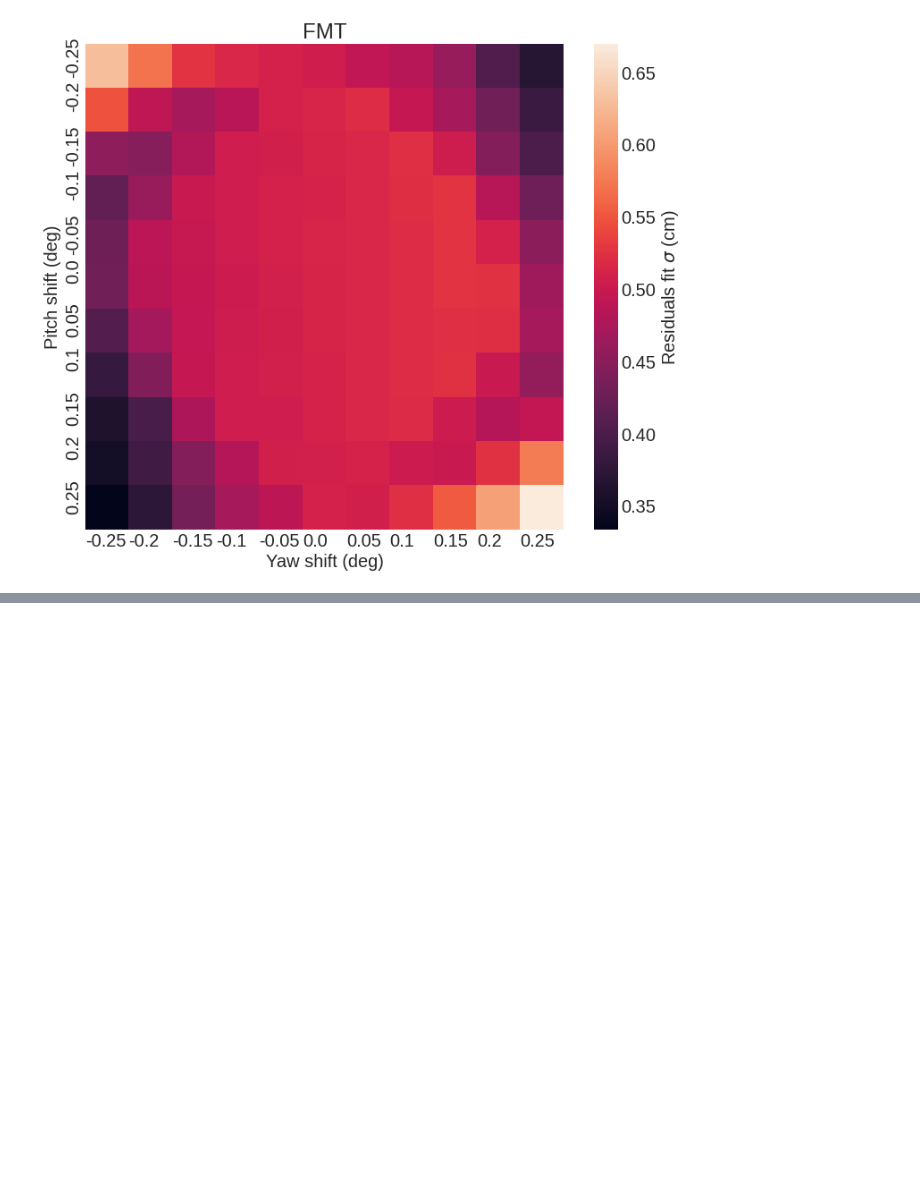
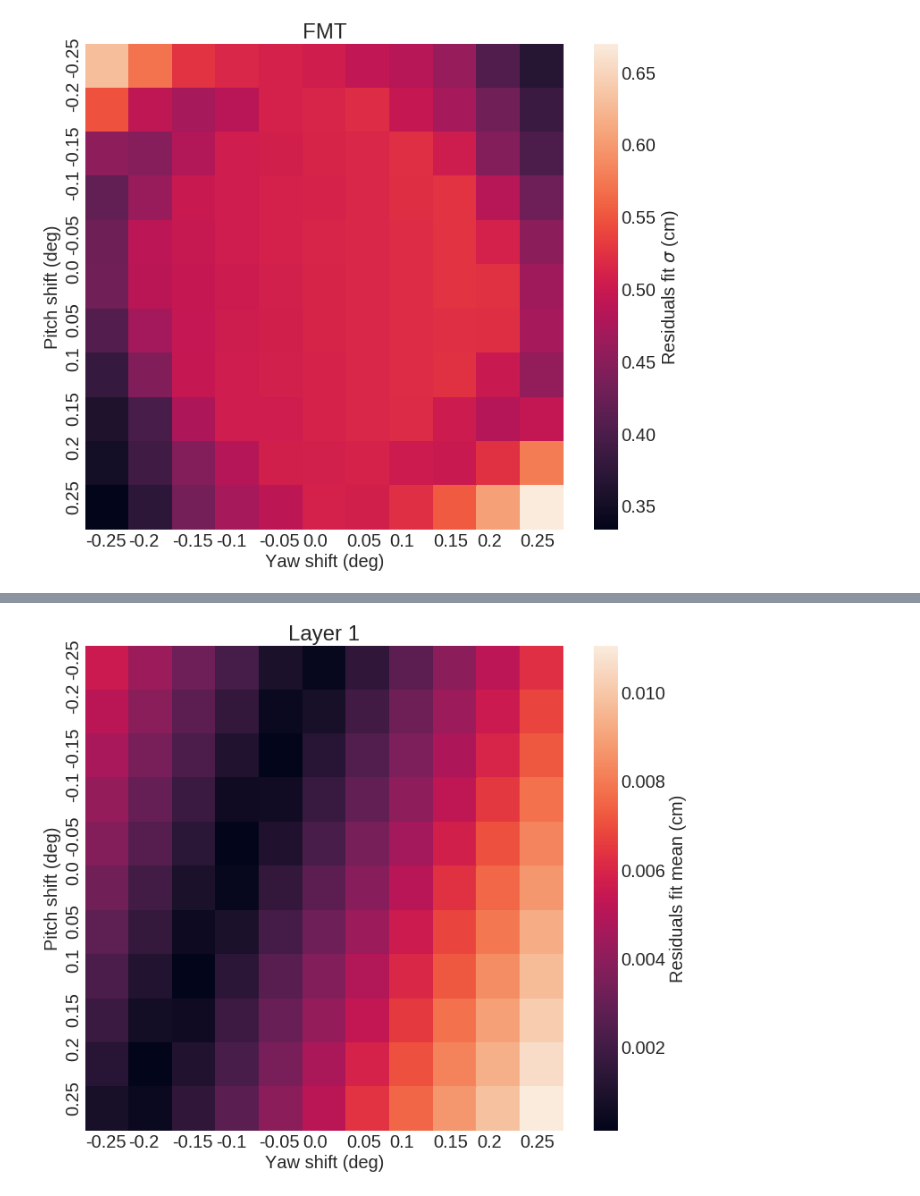
Before and after one commit to bleaktwig/fmt-analysis, a Jupyter notebook: jnotebook_plots/mean_sigma_vs_zshift.ipynb, the cells around one changed output, grey strips where cells are left out. Drawn from its saved outputs; the diff is of its cells as text; code cells hidden in the pictures; blank space fills up the shorter version.

```diff
--- a/jnotebook_plots/mean_sigma_vs_zshift.ipynb
+++ b/jnotebook_plots/mean_sigma_vs_zshift.ipynb
@@ -788,0 +950,62 @@ heatmap("FMT", xlab, ylab, sigmalab, yaw_shift, pitch_shift, (nsigma1+nsigma2+ns
+# %%
+pitch_shift = [ -0.25000,  -0.20000,  -0.15000,  -0.10000,  -0.05000,   0.00000,   0.05000,   0.10000,   0.15000,   0.20000,   0.25000]
+yaw_shift   = [ -0.25000,  -0.20000,  -0.15000,  -0.10000,  -0.05000,   0.00000,   0.05000,   0.10000,   0.15000,   0.20000,   0.25000]
+
+# layer 1:
+mean1      = np.matrix([
+        [  0.00555,   0.00512,   0.00466,   0.00419,   0.00376,   0.00329,   0.00276,   0.00227,   0.00179,   0.00129,   0.00080],
+        [  0.00438,   0.00389,   0.00348,   0.00300,   0.00258,   0.00206,   0.00161,   0.00110,   0.00064,   0.00012,  -0.00037],
+        [  0.00319,   0.00273,   0.00229,   0.00180,   0.00134,   0.00090,   0.00046,  -0.00011,  -0.00057,  -0.00106,  -0.00149],
+        [  0.00212,   0.00160,   0.00109,   0.00058,   0.00015,  -0.00031,  -0.00088,  -0.00137,  -0.00182,  -0.00223,  -0.00270],
+        [  0.00091,   0.00041,  -0.00014,  -0.00059,  -0.00103,  -0.00157,  -0.00209,  -0.00260,  -0.00304,  -0.00347,  -0.00394],
+        [ -0.00031,  -0.00083,  -0.00129,  -0.00174,  -0.00221,  -0.00274,  -0.00320,  -0.00370,  -0.00417,  -0.00469,  -0.00513],
+        [ -0.00151,  -0.00203,  -0.00245,  -0.00286,  -0.00341,  -0.00385,  -0.00438,  -0.00492,  -0.00535,  -0.00589,  -0.00635],
+        [ -0.00272,  -0.00318,  -0.00360,  -0.00403,  -0.00458,  -0.00509,  -0.00561,  -0.00609,  -0.00656,  -0.00707,  -0.00751],
+        [ -0.00393,  -0.00438,  -0.00479,  -0.00524,  -0.00578,  -0.00633,  -0.00680,  -0.00722,  -0.00776,  -0.00820,  -0.00870],
+        [ -0.00518,  -0.00557,  -0.00599,  -0.00651,  -0.00707,  -0.00756,  -0.00797,  -0.00846,  -0.00892,  -0.00938,  -0.00985],
+        [ -0.00630,  -0.00678,  -0.00724,  -0.00779,  -0.00826,  -0.00871,  -0.00927,  -0.00968,  -0.01011,  -0.01062,  -0.01105]
+]).transpose()
+# layer 2:
+mean2      = np.matrix([
+        [ -0.00254,  -0.00178,  -0.00096,  -0.00020,   0.00063,   0.00151,   0.00231,   0.00319,   0.00411,   0.00492,   0.00577],
+        [ -0.00361,  -0.00285,  -0.00202,  -0.00127,  -0.00046,   0.00042,   0.00124,   0.00214,   0.00302,   0.00382,   0.00467],
+        [ -0.00476,  -0.00390,  -0.00308,  -0.00230,  -0.00150,  -0.00067,   0.00019,   0.00102,   0.00186,   0.00274,   0.00362],
+        [ -0.00581,  -0.00504,  -0.00417,  -0.00333,  -0.00253,  -0.00174,  -0.00089,  -0.00004,   0.00077,   0.00161,   0.00249],
+        [ -0.00694,  -0.00613,  -0.00528,  -0.00447,  -0.00361,  -0.00285,  -0.00196,  -0.00112,  -0.00027,   0.00058,   0.00144],
+        [ -0.00799,  -0.00718,  -0.00643,  -0.00556,  -0.00474,  -0.00391,  -0.00314,  -0.00227,  -0.00144,  -0.00054,   0.00031],
+        [ -0.00914,  -0.00828,  -0.00746,  -0.00664,  -0.00587,  -0.00505,  -0.00425,  -0.00344,  -0.00252,  -0.00172,  -0.00085],
+        [ -0.01032,  -0.00950,  -0.00864,  -0.00782,  -0.00698,  -0.00615,  -0.00537,  -0.00457,  -0.00371,  -0.00283,  -0.00195],
+        [ -0.01139,  -0.01060,  -0.00972,  -0.00888,  -0.00803,  -0.00723,  -0.00644,  -0.00567,  -0.00476,  -0.00396,  -0.00308],
+        [ -0.01247,  -0.01170,  -0.01084,  -0.00999,  -0.00912,  -0.00831,  -0.00746,  -0.00665,  -0.00583,  -0.00499,  -0.00412],
+        [ -0.01361,  -0.01274,  -0.01197,  -0.01106,  -0.01015,  -0.00932,  -0.00852,  -0.00770,  -0.00690,  -0.00603,  -0.00524]
+]).transpose()
+# layer 3:
+mean3      = np.matrix([
+        [ -0.01300,  -0.01157,  -0.01012,  -0.00866,  -0.00724,  -0.00592,  -0.00457,  -0.00321,  -0.00182,  -0.00044,   0.00097],
+        [ -0.01275,  -0.01132,  -0.00989,  -0.00849,  -0.00707,  -0.00567,  -0.00433,  -0.00298,  -0.00168,  -0.00028,   0.00121],
+        [ -0.01257,  -0.01114,  -0.00968,  -0.00828,  -0.00690,  -0.00550,  -0.00411,  -0.00276,  -0.00144,   0.00002,   0.00147],
+        [ -0.01229,  -0.01088,  -0.00944,  -0.00808,  -0.00674,  -0.00532,  -0.00396,  -0.00258,  -0.00117,   0.00018,   0.00168],
+        [ -0.01205,  -0.01064,  -0.00926,  -0.00796,  -0.00659,  -0.00516,  -0.00379,  -0.00237,  -0.00099,   0.00042,   0.00186],
+        [ -0.01183,  -0.01041,  -0.00909,  -0.00771,  -0.00637,  -0.00498,  -0.00355,  -0.00219,  -0.00074,   0.00065,   0.00207],
+        [ -0.01161,  -0.01022,  -0.00888,  -0.00746,  -0.00611,  -0.00475,  -0.00339,  -0.00198,  -0.00051,   0.00094,   0.00231],
+        [ -0.01143,  -0.01001,  -0.00866,  -0.00721,  -0.00588,  -0.00453,  -0.00316,  -0.00172,  -0.00031,   0.00115,   0.00255],
+        [ -0.01118,  -0.00974,  -0.00833,  -0.00695,  -0.00562,  -0.00425,  -0.00291,  -0.00154,  -0.00003,   0.00137,   0.00275],
+        [ -0.01095,  -0.00952,  -0.00809,  -0.00672,  -0.00539,  -0.00403,  -0.00269,  -0.00129,   0.00021,   0.00161,   0.00301],
+        [ -0.01072,  -0.00930,  -0.00788,  -0.00651,  -0.00510,  -0.00380,  -0.00247,  -0.00103,   0.00038,   0.00179,   0.00325]
+]).transpose()
+
+amean1 = np.abs(mean1)
+nmean1 = (amean1-np.min(amean1))/(np.max(amean1)-np.min(amean1))
+heatmap("Layer 1", xlab, ylab, meanlab,  yaw_shift, pitch_shift, amean1)
+
+amean2 = np.abs(mean2)
+nmean2 = (amean2-np.min(amean2))/(np.max(amean2)-np.min(amean2))
+heatmap("Layer 2", xlab, ylab, meanlab,  yaw_shift, pitch_shift, amean2)
+
+amean3 = np.abs(mean3)
+nmean3 = (amean3-np.min(amean3))/(np.max(amean3)-np.min(amean3))
+heatmap("Layer 3", xlab, ylab, meanlab,  yaw_shift, pitch_shift, amean3)
+
+heatmap("FMT", xlab, ylab, meanlab,  yaw_shift, pitch_shift, (amean1+amean2+amean3)/3)
+# %% [output]
+[figure, added]
```
Also changed, not shown: parts of 8 cells of this notebook.
